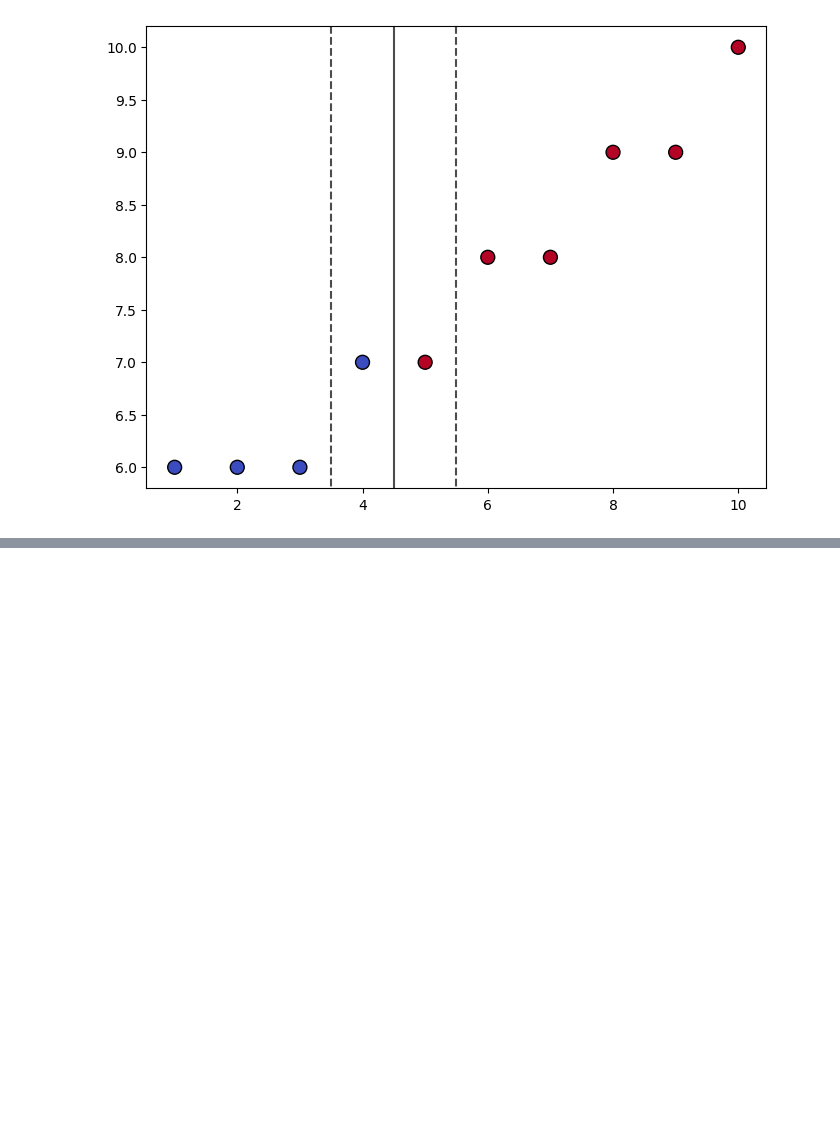
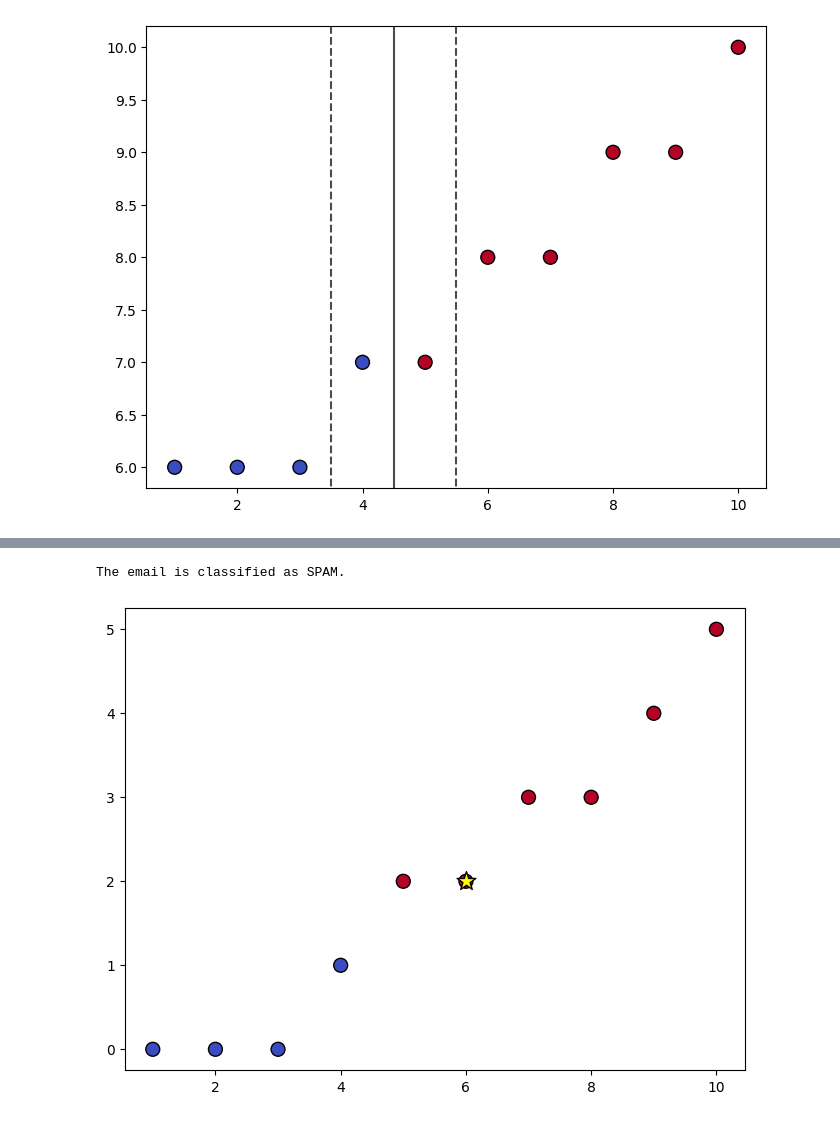
Before and after one commit to Django-Devloper/ML-algorithms, a Jupyter notebook: ML_Algorithms.ipynb, the cells around one changed output, grey strips where cells are left out. Saved outputs shown, nothing was run; the diff lists cells and outputs as text; code cells hidden in the pictures; blank space fills up the shorter version.

```diff
--- a/ML_Algorithms.ipynb
+++ b/ML_Algorithms.ipynb
@@ -564,0 +723,45 @@ The student is predicted to PASS.
+# %%
+import numpy as np
+import matplotlib.pyplot as plt
+from sklearn.naive_bayes import GaussianNB
+
+# 1️⃣ Data (Word Count in Email, Presence of Certain Words vs Spam/Not Spam)
+X = np.array([
+    [5, 2],  # 5 common words, 2 spam-related words
+    [3, 0],
+    [7, 3],
+    [4, 1],
+    [10, 5],
+    [2, 0],
+    [9, 4],
+    [1, 0],
+    [6, 2],
+    [8, 3]
+])  # Features: (Common Words, Spam Words)
+
+y = np.array([1, 0, 1, 0, 1, 0, 1, 0, 1, 1])  # 1 = Spam, 0 = Not Spam
+
+# 2️⃣ Train Naïve Bayes Classifier
+model = GaussianNB()
+model.fit(X, y)
+
+# 3️⃣ Predict for New Email
+new_email = np.array([[6, 2]])  # Example: 6 common words, 2 spam-related words
+prediction = model.predict(new_email)
+
+# 4️⃣ Output Prediction
+if prediction == 1:
+    print("The email is classified as SPAM.")
+else:
+    print("The email is classified as NOT SPAM.")
+
+# 5️⃣ Visualizing Data
+plt.figure(figsize=(8, 6))
+plt.scatter(X[:, 0], X[:, 1], c=y, cmap='coolwarm', edgecolors='k', s=100)
+
+# Plot new email point
+plt.scatter(new_email[0][0], new_email[0][1], c='yellow', edgecolors='k', s=200, marker='*')
+plt.show()
+# %% [output]
+The email is classified as SPAM.
+[figure, added]
```
Also changed, not shown: parts of 17 cells of this notebook.
